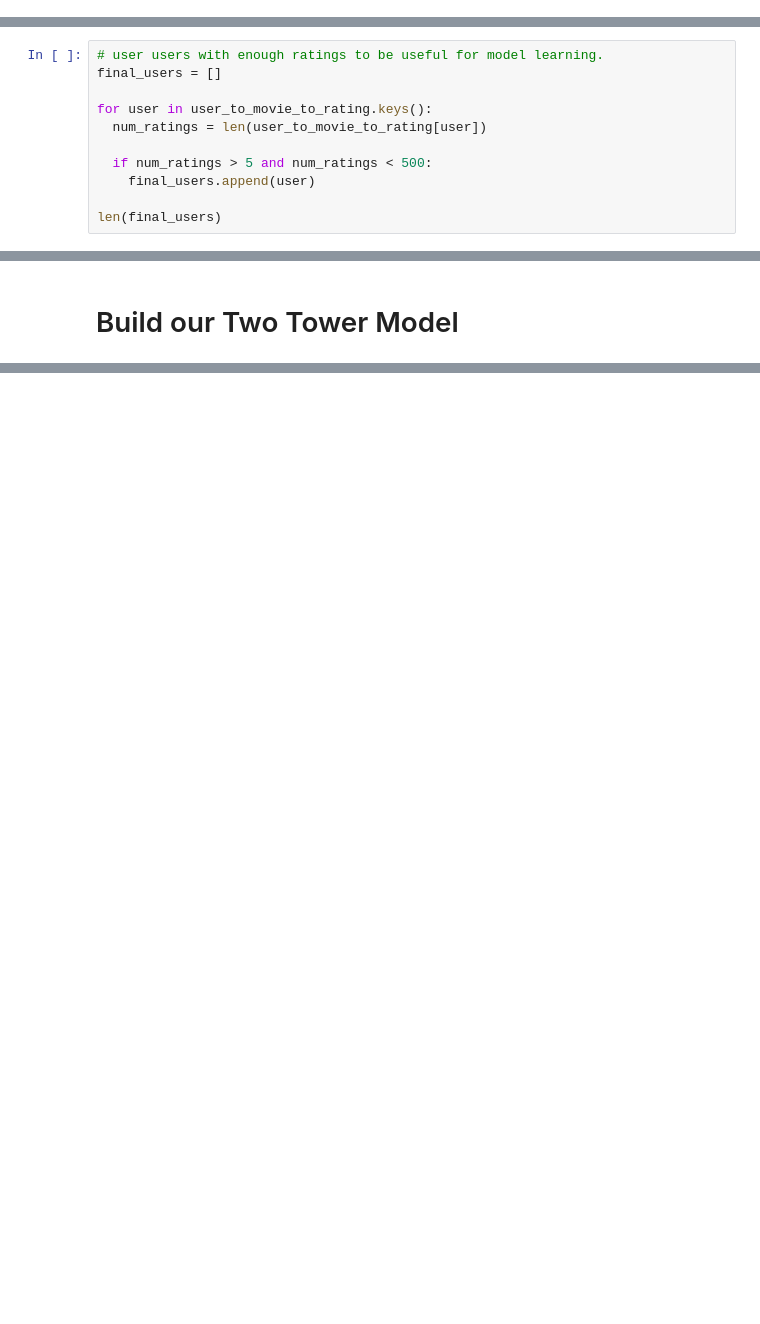
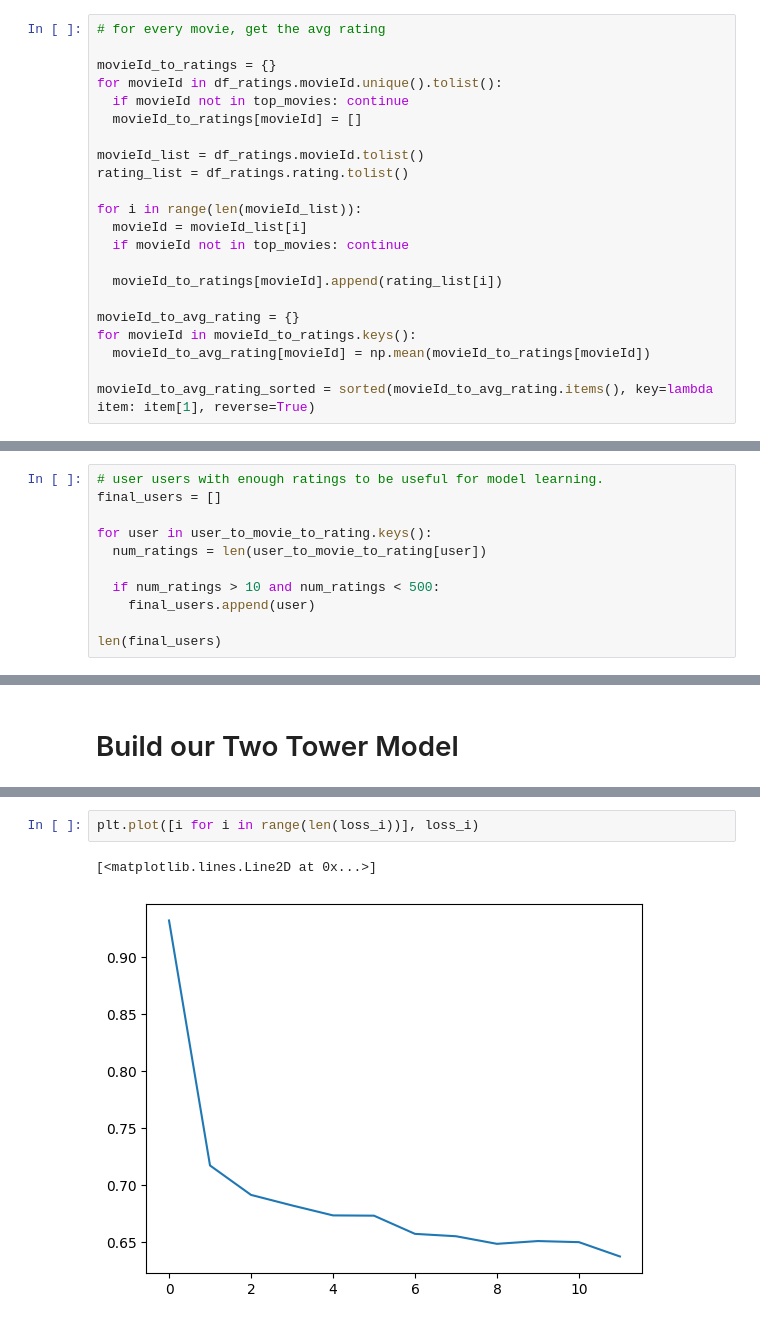
Before and after one commit to nickgreenquist/recsys, a Jupyter notebook: MovieLens_Two_Tower_Embedding_NN.ipynb, the cells around one changed output, grey strips where cells are left out. Drawn from its saved outputs; the diff is of its cells as text; blank space fills up the shorter version.

```diff
--- a/MovieLens_Two_Tower_Embedding_NN.ipynb
+++ b/MovieLens_Two_Tower_Embedding_NN.ipynb
@@ -111,6 +111,28 @@ for i in range(len(movieId_list)):
 movieId_to_genres[title_to_movieId['Matrix, The (1999)']]
 # %% [output]
 {'Action', 'Sci-Fi', 'Thriller'}
+# %%
+# for every movie, get the avg rating
+
+movieId_to_ratings = {}
+for movieId in df_ratings.movieId.unique().tolist():
+  if movieId not in top_movies: continue
+  movieId_to_ratings[movieId] = []
+
+movieId_list = df_ratings.movieId.tolist()
+rating_list = df_ratings.rating.tolist()
+
+for i in range(len(movieId_list)):
+  movieId = movieId_list[i]
+  if movieId not in top_movies: continue
+
+  movieId_to_ratings[movieId].append(rating_list[i])
+
+movieId_to_avg_rating = {}
+for movieId in movieId_to_ratings.keys():
+  movieId_to_avg_rating[movieId] = np.mean(movieId_to_ratings[movieId])
+
+movieId_to_avg_rating_sorted = sorted(movieId_to_avg_rating.items(), key=lambda item: item[1], reverse=True)
 # %%
 # for every genre, get the top movies that have that genre.
 # we will use this to make sure our user 'watch history' feature vector
@@ -323,7 +345,7 @@ final_users = []
 for user in user_to_movie_to_rating.keys():
   num_ratings = len(user_to_movie_to_rating[user])
 
-  if num_ratings > 5 and num_ratings < 500:
+  if num_ratings > 10 and num_ratings < 500:
     final_users.append(user)
 
 len(final_users)
@@ -344,0 +479,5 @@ X.shape, Y.shape, target_movieId.shape, target_movieId_context.shape
+# %%
+plt.plot([i for i in range(len(loss_i))], loss_i)
+# %% [output]
+[<matplotlib.lines.Line2D at 0x...>]
+[figure, added]
```
Also changed, not shown: parts of 23 cells of this notebook.
